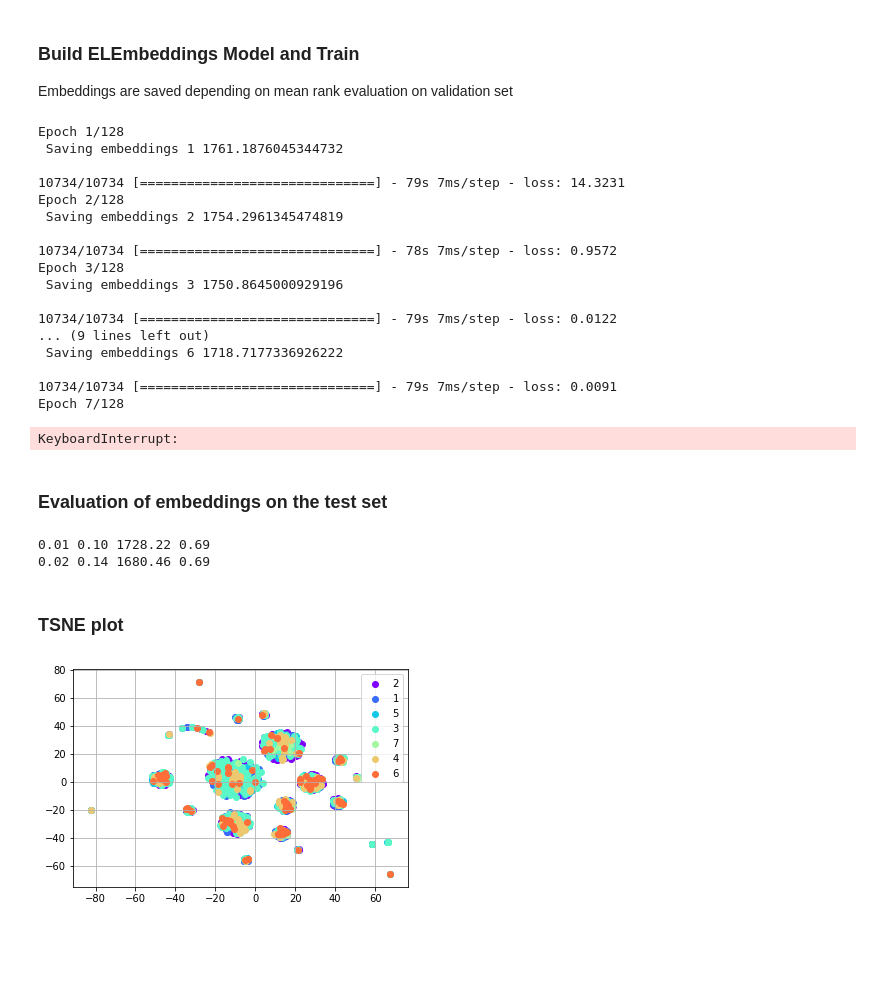
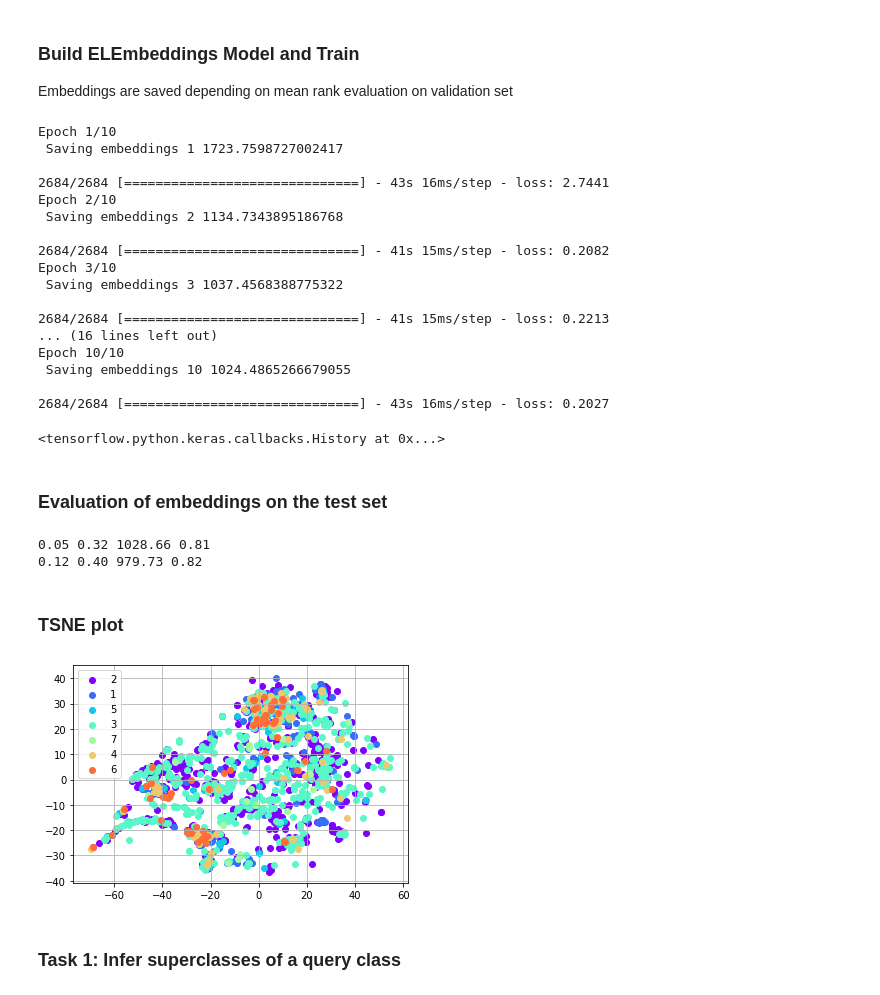
Before and after one commit to bio-ontology-research-group/ontology-tutorial, a Jupyter notebook: elembedding.ipynb, the cells around one changed output. Cells and saved outputs as stored; diff of their text form; code cells hidden in the pictures; blank space fills up the shorter version.

```diff
--- a/elembedding.ipynb
+++ b/elembedding.ipynb
@@ -23,12 +23,12 @@ from elembeddings.elembedding import (
 ### Set parameters
 # %%
 # Parameters
-batch_size = 32
+batch_size = 128
 embedding_size = 50
-margin = -0.01
+margin = -0.1
 reg_norm = 1
-learning_rate = 3e-4
-epochs = 128
+learning_rate = 1e-2
+epochs = 10
 # %% [markdown]
 ### Load training and validation data
 # %%
@@ -76,7 +77,7 @@ print(nb_classes, nb_relations)
 
 Embeddings are saved depending on mean rank evaluation on validation set
 # %%
-# Input Layers for each normal form
+# Input layers for each loss type
 nf1 = Input(shape=(2,), dtype=np.int32)
 nf2 = Input(shape=(3,), dtype=np.int32)
 nf3 = Input(shape=(3,), dtype=np.int32)
@@ -85,17 +86,18 @@ dis = Input(shape=(3,), dtype=np.int32)
 top = Input(shape=(1,), dtype=np.int32)
 nf3_neg = Input(shape=(3,), dtype=np.int32)
 
-# ELEmbeddings model (see embeddings/elembedding.py)
+# Build model
 el_model = ELModel(nb_classes, nb_relations, embedding_size, batch_size, margin, reg_norm)
 out = el_model([nf1, nf2, nf3, nf4, dis, top, nf3_neg])
 model = tf.keras.Model(inputs=[nf1, nf2, nf3, nf4, dis, top, nf3_neg], outputs=out)
 optimizer = optimizers.Adam(lr=learning_rate)
 model.compile(optimizer=optimizer, loss='mse')
 
+# Pandas files to store embeddings
 out_classes_file = 'data/cls_embeddings.pkl'
 out_relations_file = 'data/rel_embeddings.pkl'
 
-# ModelCheckpoint to evaluate and save embeddings after each epoch
+# ModelCheckpoint which runs at the end of each epoch
 checkpointer = MyModelCheckpoint(
     out_classes_file=out_classes_file,
     out_relations_file=out_relations_file,
@@ -105,7 +107,7 @@ checkpointer = MyModelCheckpoint(
     proteins=proteins,
     monitor='loss')
 
-# Start training the model
+# Start training
 model.fit_generator(
     train_generator,
     steps_per_epoch=train_steps,
@@ -113,24 +115,24 @@ model.fit_generator(
     workers=12,
     callbacks=[checkpointer,])
 # %% [output]
-Epoch 1/128
- Saving embeddings 1 1761.1876045344732
+Epoch 1/10
+ Saving embeddings 1 1723.7598727002417
 
-10734/10734 [==============================] - 79s 7ms/step - loss: 14.3231
-Epoch 2/128
- Saving embeddings 2 1754.2961345474819
+2684/2684 [==============================] - 43s 16ms/step - loss: 2.7441
+Epoch 2/10
+ Saving embeddings 2 1134.7343895186768
 
-10734/10734 [==============================] - 78s 7ms/step - loss: 0.9572
-Epoch 3/128
- Saving embeddings 3 1750.8645000929196
+2684/2684 [==============================] - 41s 15ms/step - loss: 0.2082
+Epoch 3/10
+ Saving embeddings 3 1037.4568388775322
 
-10734/10734 [==============================] - 79s 7ms/step - loss: 0.0122
-... (9 lines left out)
- Saving embeddings 6 1718.7177336926222
+2684/2684 [==============================] - 41s 15ms/step - loss: 0.2213
+... (16 lines left out)
+Epoch 10/10
+ Saving embeddings 10 1024.4865266679055
 
-10734/10734 [==============================] - 79s 7ms/step - loss: 0.0091
-Epoch 7/128
+2684/2684 [==============================] - 43s 16ms/step - loss: 0.2027
-KeyboardInterrupt:
+<tensorflow.python.keras.callbacks.History at 0x...>
 # %% [markdown]
 ### Evaluation of embeddings on the test set
 # %%
@@ -274,59 +276,58 @@ frank_auc = compute_rank_roc(franks, len(proteins))
 print(f'{top10:.2f} {top100:.2f} {mean_rank:.2f} {rank_auc:.2f}')
 print(f'{ftop10:.2f} {ftop100:.2f} {fmean_rank:.2f} {frank_auc:.2f}')
 # %% [output]
-0.01 0.10 1728.22 0.69
-0.02 0.14 1680.46 0.69
+0.05 0.32 1028.66 0.81
+0.12 0.40 979.73 0.82
 # %% [markdown]
 ### TSNE plot
 # %%
+from matplotlib.pyplot import cm
 from matplotlib import pyplot as plt
 #from sklearn.manifold import TSNE
 from MulticoreTSNE import MulticoreTSNE as TSNE
 
-from matplotlib.pyplot import cm
-
-# Reduce dimensions of the embeddings to 2 for visualisation
 X = TSNE(n_components=2, verbose=1, n_iter=2500, n_jobs=8).fit_transform(prot_embeds)
 
-# Label proteins with their EC numbers
-
+# Load EC numbers
 ec_numbers = {}
 with open('data/yeast_ec.tab') as f:
     next(f)
     for line in f:
         it = line.strip().split('\t', -1)
         if len(it) < 5:
             continue
         if it[3]:
             prot_id = it[3].split(';')[0]
             prot_id = '<http://{0}>'.format(prot_id)
             ec_numbers[prot_id] = it[4]
 
-classes = {'0': [[], []]}
+ec_classes = {'0': [[], []]}
 for i, item in enumerate(proteins.items()):
     k, v = item
     if k in ec_numbers:
         ec = ec_numbers[k].split('.')[0]
-        if ec not in classes:
-            classes[ec] = [[], []]
-        classes[ec][0].append(X[i, 0])
-        classes[ec][1].append(X[i, 1])
+        if ec not in ec_classes:
+            ec_classes[ec] = [[], []]
+        ec_classes[ec][0].append(X[i, 0])
+        ec_classes[ec][1].append(X[i, 1])
     else:
-        classes['0'][0].append(X[i, 0])
-        classes['0'][1].append(X[i, 1])
+        ec_classes['0'][0].append(X[i, 0])
+        ec_classes['0'][1].append(X[i, 1])
 
-colors = iter(cm.rainbow(np.linspace(0, 1, len(classes))))
+colors = iter(cm.rainbow(np.linspace(0, 1, len(ec_classes))))
 fig, ax = plt.subplots()
 
-for ec, items in classes.items():
+for ec, items in ec_classes.items():
     if ec == '0':
         continue
     color = next(colors)
     ax.scatter(items[0], items[1], color=color, label=ec)
 
 ax.legend()
 ax.grid(True)
 
 plt.show()
 # %% [output]
-[figure, old version]
+[figure, new version]
+# %% [markdown]
+### Task 1: Infer superclasses of a query class
```
Also changed, not shown: parts of 4 cells of this notebook, 2 other files.
